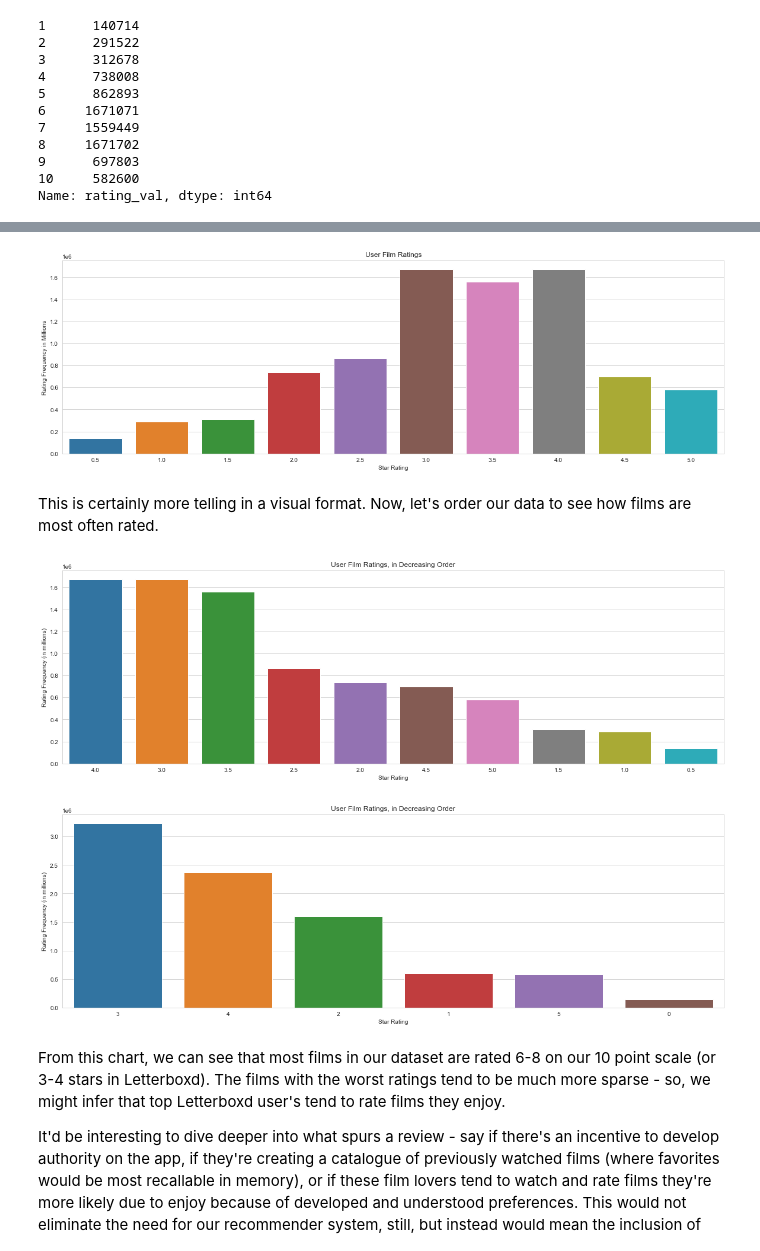
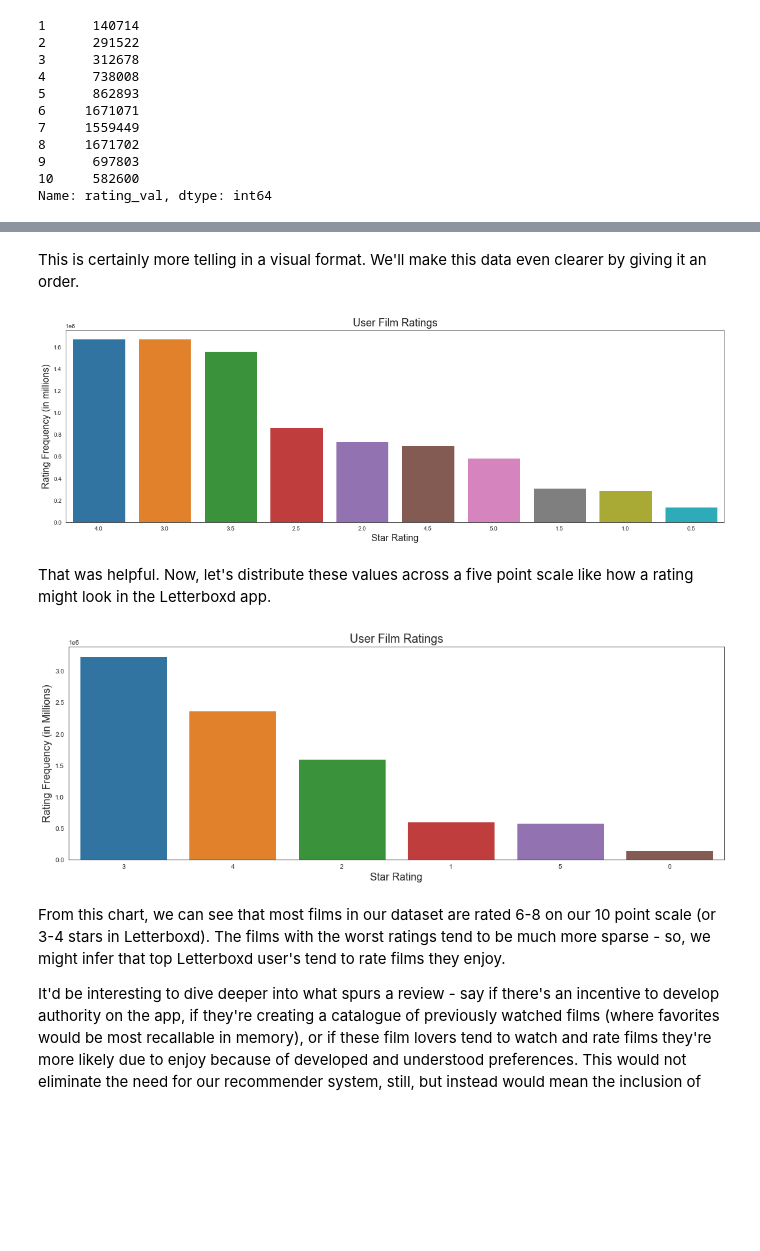
Before and after one commit to sierrafromcalifornia/Letterboxd-Recommender-Project, a Jupyter notebook: notebooks/exploratory.ipynb, the cells around one changed output, grey strips where cells are left out. Drawn from its saved outputs; the diff is of its cells as text; code cells hidden in the pictures; blank space fills up the shorter version.

```diff
--- a/notebooks/exploratory.ipynb
+++ b/notebooks/exploratory.ipynb
@@ -370,39 +402,43 @@ df_vis['stars'] = df_vis['rating_val'].map({1: 0.5, 2: 1, 3: 1.5, 4: 2, 5: 2.5,
+# %% [markdown]
+This is certainly more telling in a visual format. We'll make this data even clearer by giving it an order.
 # %%
-# visualize distribution of ratings
+# visualize distribution of ratings, ordered from highest to lowest frequency
 
 f = plt.figure(figsize=(20, 6))
-sns.set_style(style="whitegrid")
-ax = sns.countplot(data=df_vis, x=df_vis['stars'], orient="v")
-ax.set(xlabel='Star Rating', ylabel='Rating Frequency in Millions')
-plt.title("User Film Ratings");
+ax2 = sns.countplot(data=df_vis, x=df_vis['stars'], order=df_vis['stars'].value_counts().index, orient="v")
+ax2.set_xlabel("Star Rating", fontdict=kws)
+ax2.set_ylabel("Rating Frequency (in millions)", fontdict=kws)
+ax2.set_title("User Film Ratings", fontdict=kws2);
+
+#sns.set_style("dark")
+#ax2.set_yticklabels(ax.get_yticks(), size = 15)
+#ax2.set_xticklabels(ax.get_xticks(), size = 15)
+#ax2.set(xlabel='Star Rating', ylabel='Rating Frequency (in millions)')
+#plt.title("User Film Ratings, in Decreasing Order");
 # %% [output]
-[figure, old version]
+[figure, new version]
-# %% [markdown]
-This is certainly more telling in a visual format. Now, let's order our data to see how films are most often rated.
+# %% [markdown]
+That was helpful. Now, let's distribute these values across a five point scale like how a rating might look in the Letterboxd app.
 # %%
+# map our values to a five point scale (akin to an int vs float)
+
+df_vis['starstwo'] = df_vis['rating_val'].map({1: 0, 2: 1, 3: 1, 4: 2, 5: 2, 6: 3, 7: 3, 8: 4, 9: 4, 10: 5})
+
 # visualize distribution of ratings, ordered from highest to lowest frequency
 
-f = plt.figure(figsize=(20, 6))
+f = plt.figure(figsize=(18, 6))
+ax3 = sns.countplot(data=df_vis, x=df_vis['starstwo'], order=df_vis['starstwo'].value_counts().index, orient="v")
+ax3.set_xlabel("Star Rating", fontdict=kws)
+ax3.set_ylabel("Rating Frequency (in Millions)", fontdict=kws)
+ax3.set_title("User Film Ratings", fontdict=kws2);
+
+#ax3.set_yticklabels(ax.get_yticks(), size = 15)
+#ax3.set_xticklabels(ax.get_xticks(), size = 15)
 #sns.set_style("dark")
-ax2 = sns.countplot(data=df_vis, x=df_vis['stars'], order=df_vis['stars'].value_counts().index, orient="v")
-ax2.set(xlabel='Star Rating', ylabel='Rating Frequency (in millions)')
-plt.title("User Film Ratings, in Decreasing Order");
+#ax2.set(xlabel='Star Rating', ylabel='Rating Frequency (in millions)')
+#plt.title("User Film Ratings, in Decreasing Order");
 # %% [output]
-[figure, old version]
+[figure, new version]
-# %%
-# see what it'd look like as int vs float
-
-df_vis['stars'] = df_vis['rating_val'].map({1: 0, 2: 1, 3: 1, 4: 2, 5: 2, 6: 3, 7: 3, 8: 4, 9: 4, 10: 5})
-
-# visualize distribution of ratings, ordered from highest to lowest frequency
-
-f = plt.figure(figsize=(20, 6))
-#sns.set_style("dark")
-ax2 = sns.countplot(data=df_vis, x=df_vis['stars'], order=df_vis['stars'].value_counts().index, orient="v")
-ax2.set(xlabel='Star Rating', ylabel='Rating Frequency (in millions)')
-plt.title("User Film Ratings, in Decreasing Order");
-# %% [output]
-[figure, removed]
 # %% [markdown]
 From this chart, we can see that most films in our dataset are rated 6-8 on our 10 point scale (or 3-4 stars in Letterboxd). The films with the worst ratings tend to be much more sparse - so, we might infer that top Letterboxd user's tend to rate films they enjoy.
 
```
Also changed, not shown: parts of 29 cells of this notebook, 8 other files.
